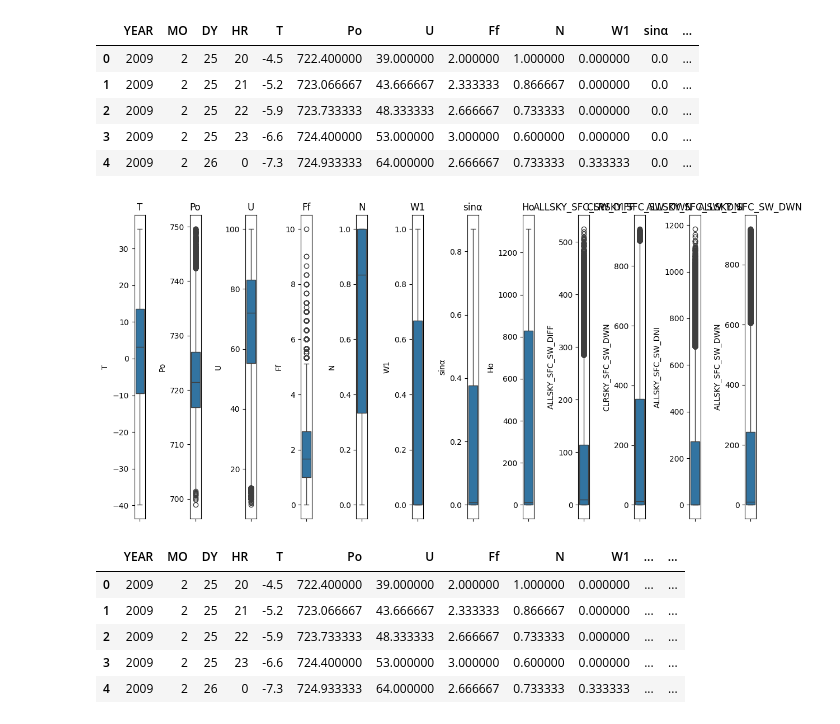
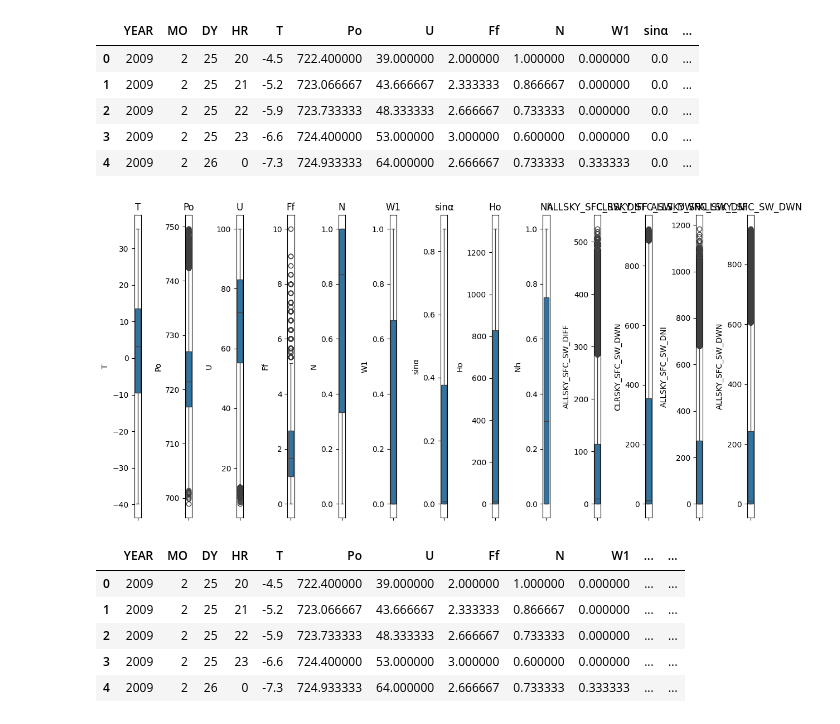
Before and after one commit to RusVS1/solar, a Jupyter notebook: train.ipynb, the cells around one changed output. Drawn from its saved outputs; the diff is of its cells as text; code cells hidden in the pictures.

```diff
--- a/train.ipynb
+++ b/train.ipynb
@@ -17,7 +17,7 @@ df['MO'] = df['Местное время в Иркутске'].dt.month
 df['DY'] = df['Местное время в Иркутске'].dt.day
 df['HR'] = df['Местное время в Иркутске'].dt.hour
 df = df.drop(columns=['Местное время в Иркутске'])
-drop_columns = ['P', 'Pa', 'ff10', 'ff3', 'Tn', 'Tx', 'VV', 'Td', 'E', 'Tg', "E'", 'sss', 'WW','W2','RRR','tR', 'DD', 'Cl','Nh','H','Cm','Ch']
+drop_columns = ['P', 'Pa', 'ff10', 'ff3', 'Tn', 'Tx', 'VV', 'Td', 'E', 'Tg', "E'", 'sss', 'WW','W2','RRR','tR', 'DD', 'Cl','H','Cm','Ch']
 df = df.drop(columns=drop_columns, errors='ignore')
 cols = ['YEAR', 'MO', 'DY', 'HR'] + [col for col in df.columns if col not in ['YEAR', 'MO', 'DY', 'HR']]
 df = df[cols]
@@ -39,6 +39,7 @@ for column, replacements in replacement_rules.items():
     if column in df.columns:
         df[column] = df[column].replace(replacements)
 df["W1"] = df["W1"].fillna(0.0)
+df["Nh"] = df["Nh"].fillna(0.0)
 # %%
 df.head()
 # %% [output]
@@ -67,13 +68,14 @@ hourly_data['U'] = data_cleaned['U'].resample('H').interpolate(method='linear')
 hourly_data['Ff'] = data_cleaned['Ff'].resample('H').interpolate(method='linear')
 hourly_data['N'] = data_cleaned['N'].resample('H').interpolate(method='linear')
 hourly_data['W1'] = data_cleaned['W1'].resample('H').interpolate(method='linear')
+hourly_data['Nh'] = data_cleaned['Nh'].resample('H').interpolate(method='linear')
 
 hourly_data['YEAR'] = hourly_data.index.year
 hourly_data['MO'] = hourly_data.index.month
 hourly_data['DY'] = hourly_data.index.day
 hourly_data['HR'] = hourly_data.index.hour
 
-df = hourly_data[['YEAR', 'MO', 'DY', 'HR', 'T', 'Po', 'U', 'Ff', 'N', 'W1']]
+df = hourly_data[['YEAR', 'MO', 'DY', 'HR', 'T', 'Po', 'U', 'Ff', 'N', 'W1', 'Nh']]
 df = df.reset_index(drop=True)
 # %%
 df.head()
@@ -109,17 +111,17 @@ df.head()
 | 3 | 2009 | 2 | 25 | 23 | -6.6 | 724.400000 | 53.000000 | 3.000000 | 0.600000 | 0.000000 | 0.0 | ... |
 | 4 | 2009 | 2 | 26 | 0 | -7.3 | 724.933333 | 64.000000 | 2.666667 | 0.733333 | 0.333333 | 0.0 | ... |
 # %%
-num_cols = [ 'T' ,'Po', 'U', 'Ff', 'N', 'W1', 'sinα', 'Ho', 'ALLSKY_SFC_SW_DIFF', 'CLRSKY_SFC_SW_DWN',  'ALLSKY_SFC_SW_DNI', 'ALLSKY_SFC_SW_DWN']
+num_cols = [ 'T' ,'Po', 'U', 'Ff', 'N', 'W1', 'sinα', 'Ho', 'Nh', 'ALLSKY_SFC_SW_DIFF', 'CLRSKY_SFC_SW_DWN',  'ALLSKY_SFC_SW_DNI', 'ALLSKY_SFC_SW_DWN']
 plt.figure(figsize=(12, 6))
 for i, col in enumerate(num_cols, 1):
     plt.subplot(1, len(num_cols), i)
     sns.boxplot(y=df[col])
     plt.title(col)
 
 plt.tight_layout()
 plt.show()
 # %% [output]
-[figure, old version]
+[figure, new version]
 # %%
 from sklearn.ensemble import RandomForestRegressor
 from sklearn.multioutput import MultiOutputRegressor
```
Also changed, not shown: parts of 6 cells of this notebook, 13 other files.
